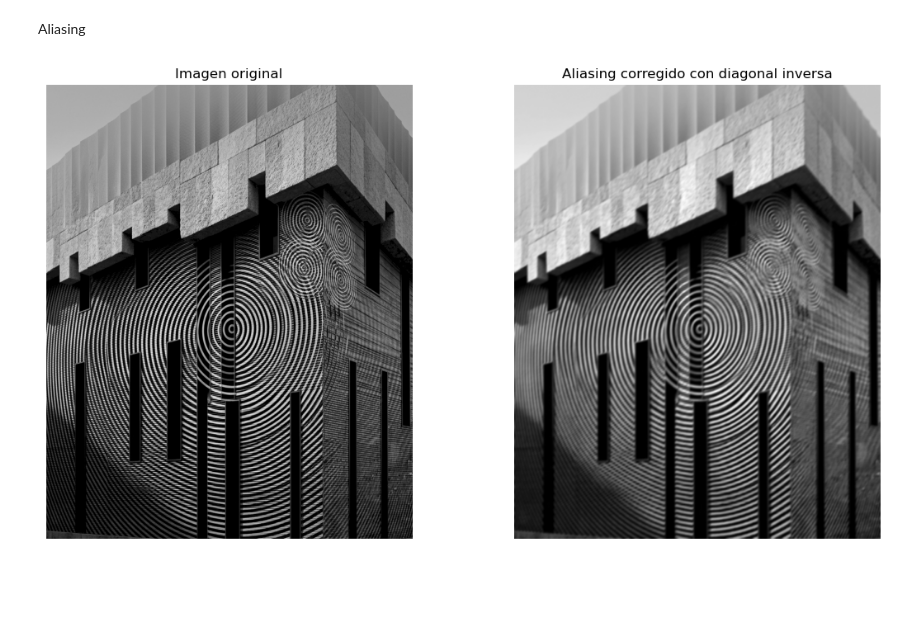
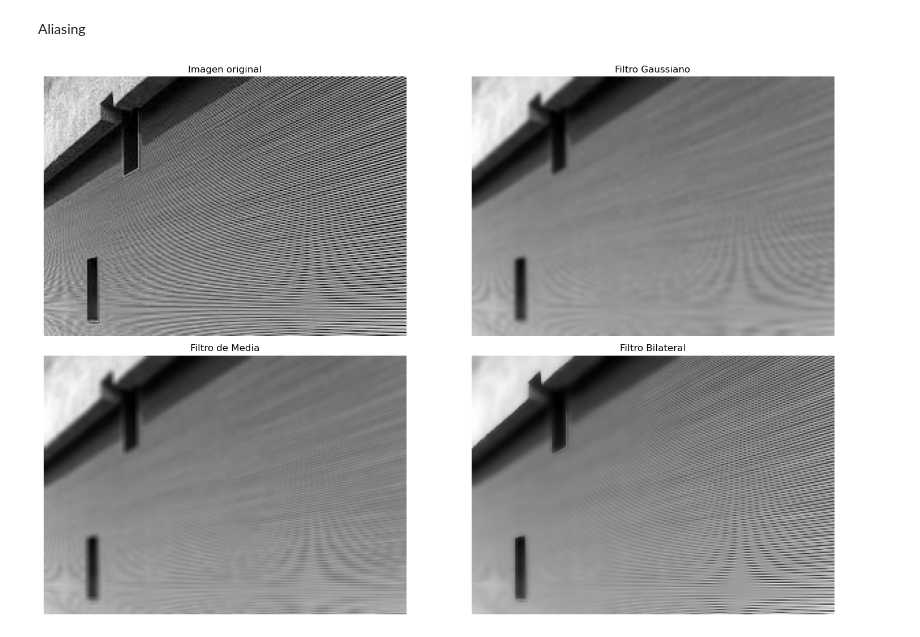
Before and after one commit to marcos7-eri/pdi, a Jupyter notebook: AliasingMoire.ipynb, the cells around one changed output. Cells and saved outputs as stored; diff of their text form; code cells hidden in the pictures; blank space fills up the shorter version.

```diff
--- a/AliasingMoire.ipynb
+++ b/AliasingMoire.ipynb
@@ -33,30 +33,37 @@ Aliasing
 # %%
 import cv2
 import numpy as np
 import matplotlib.pyplot as plt
 
-def convolucion_media_h(img, tkernel):
-    kernel = np.ones((1, tkernel), np.float32) / tkernel
-    return cv2.filter2D(img, -1, kernel)
+img = cv2.imread('al2.jpeg', 0)
 
-def convolucion_media_v(img, tkernel):
-    kernel = np.ones((tkernel, 1), np.float32) / tkernel
-    return cv2.filter2D(img, -1, kernel)
+img_gauss = cv2.GaussianBlur(img, (7, 7), 0)
+img_media = cv2.blur(img, (5, 5))
+img_bilateral = cv2.bilateralFilter(img, 9, 75, 75)
 
-img = cv2.imread('akl2.jpeg', 0)
-img_suave = cv2.GaussianBlur(img, (0, 0), 1.5)
-img_h = convolucion_media_h(img_suave, 10)
-img_hv = convolucion_media_v(img_h, 10)
+plt.figure(figsize=(16, 10))
 
-plt.figure(figsize=(12,6))
-plt.subplot(121)
+plt.subplot(2, 2, 1)
 plt.imshow(img, cmap='gray')
-plt.title("Imagen original")
-plt.axis("off")
-plt.subplot(122)
-plt.imshow(img_hv, cmap='gray')
-plt.title("Vertical + Horizontal")
-plt.axis("off")
+plt.title('Imagen original')
+plt.axis('off')
+
+plt.subplot(2, 2, 2)
+plt.imshow(img_gauss, cmap='gray')
+plt.title('Filtro Gaussiano')
+plt.axis('off')
+
+plt.subplot(2, 2, 3)
+plt.imshow(img_media, cmap='gray')
+plt.title('Filtro de Media')
+plt.axis('off')
+
+plt.subplot(2, 2, 4)
+plt.imshow(img_bilateral, cmap='gray')
+plt.title('Filtro Bilateral')
+plt.axis('off')
+
+plt.tight_layout()
 plt.show()
 # %% [output]
-[figure, old version]
+[figure, new version]
```
Also changed, not shown: 4 other files.
